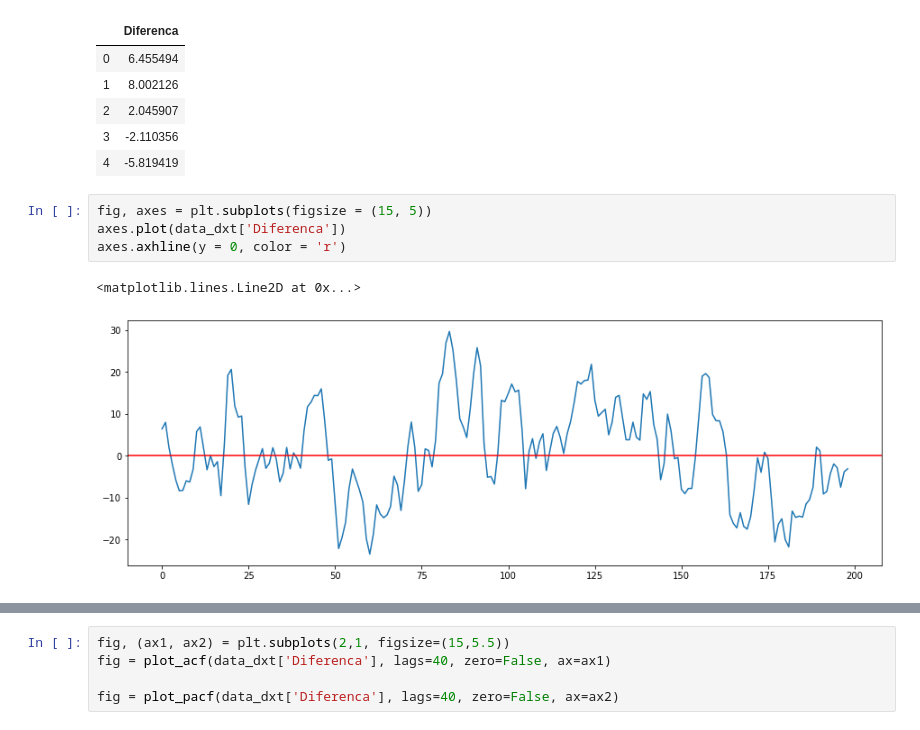
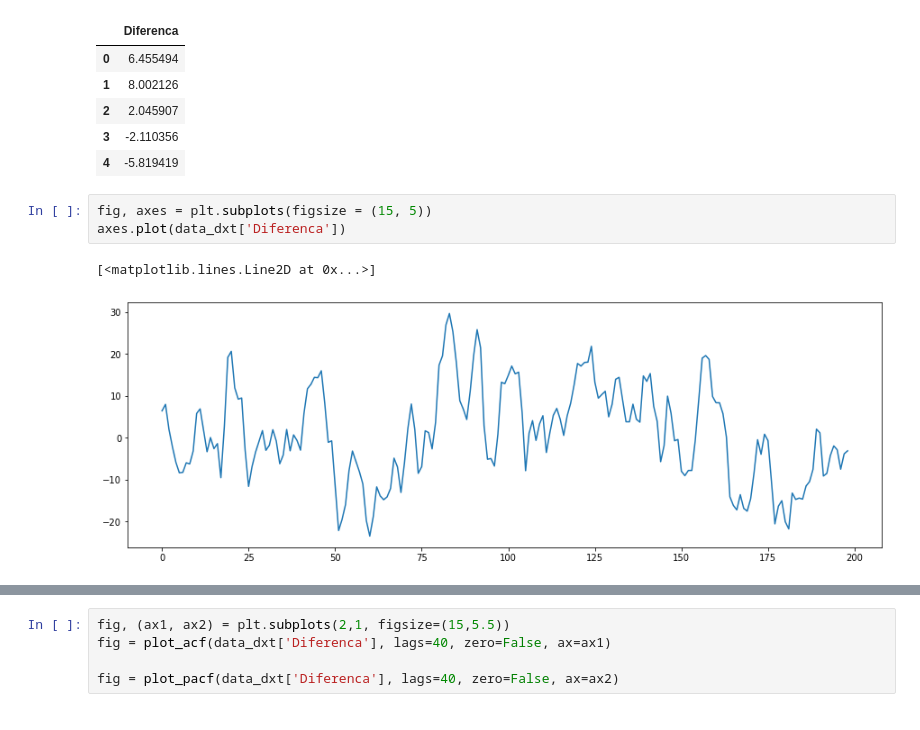
Before and after one commit to GMizuno/analise_de_dados, a Jupyter notebook: Series Temporais/Series Temporais parte 2.ipynb, the cells around one changed output, grey strips where cells are left out. Cells and saved outputs as stored; diff of their text form.

```diff
--- a/Series Temporais/Series Temporais parte 2.ipynb
+++ b/Series Temporais/Series Temporais parte 2.ipynb
@@ -61,10 +61,9 @@ data_dxt.head()
 # %%
 fig, axes = plt.subplots(figsize = (15, 5))
 axes.plot(data_dxt['Diferenca'])
-axes.axhline(y = 0, color = 'r')
 # %% [output]
-<matplotlib.lines.Line2D at 0x...>
+[<matplotlib.lines.Line2D at 0x...>]
-[figure, old version]
+[figure, new version]
 # %%
 ACF, q, pq = ts.acf(data_dxt['Diferenca'], qstat=True, fft = False)
 PACF = ts.pacf(data_dxt['Diferenca'])
```
Also changed, not shown: parts of 16 cells of this notebook, 7 other files.
